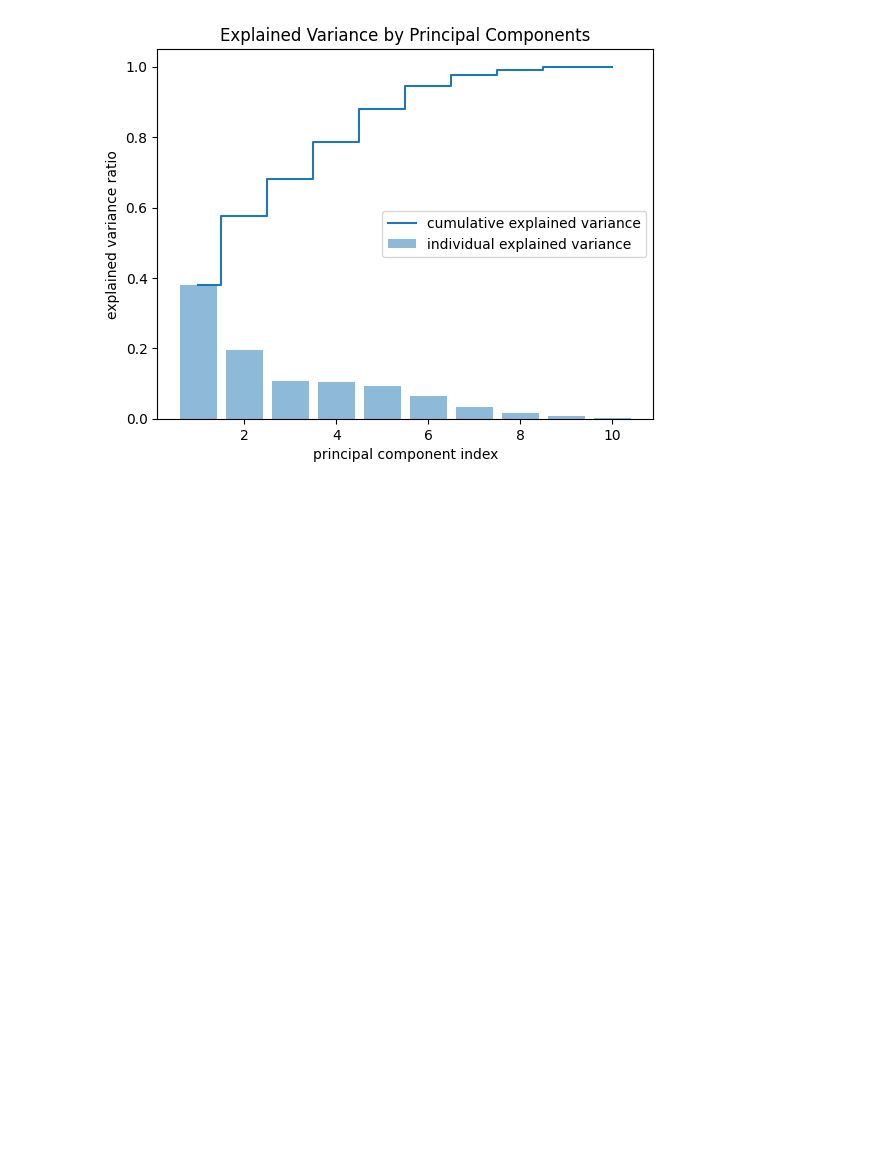
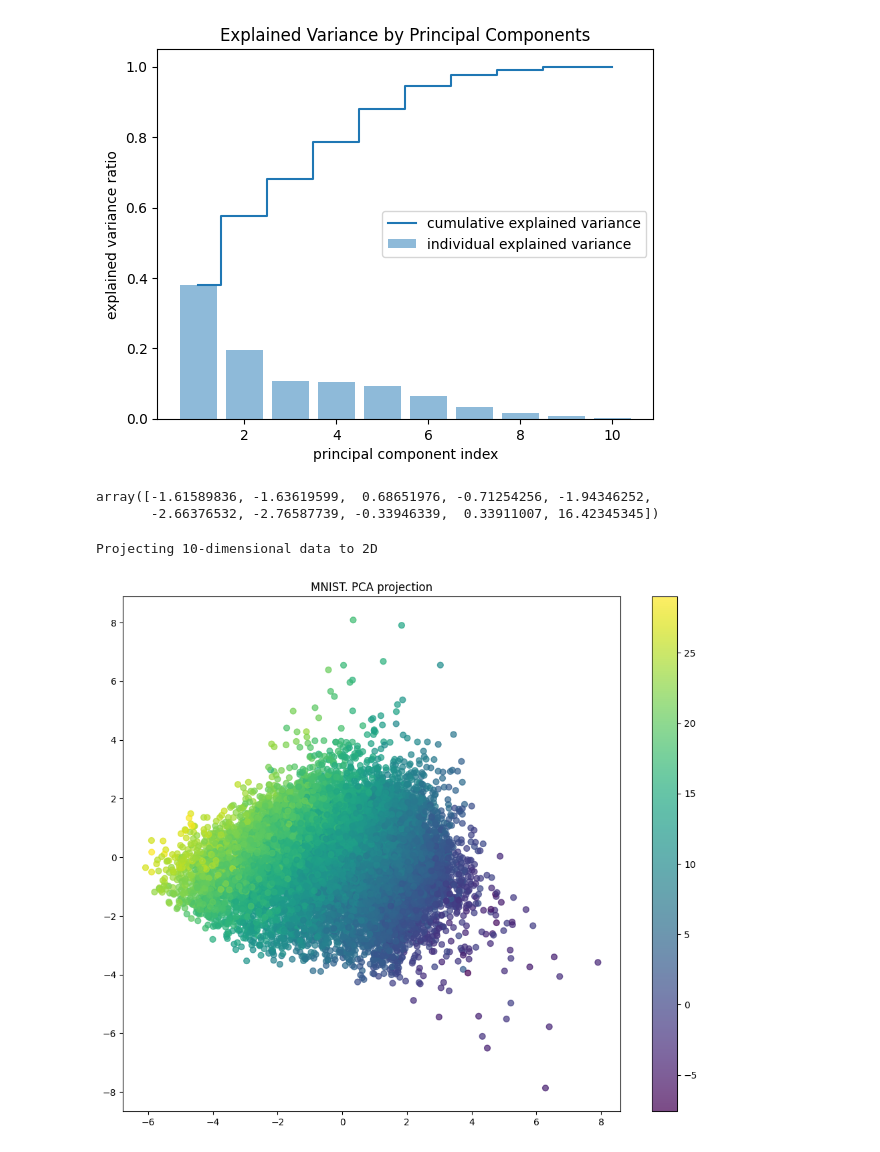
Before and after one commit to Ramyrahmeni/DataMining, a Jupyter notebook: UnsupervisedLearning.ipynb, the cells around one changed output. Drawn from its saved outputs; the diff is of its cells as text; code cells hidden in the pictures; blank space fills up the shorter version.

```diff
--- a/UnsupervisedLearning.ipynb
+++ b/UnsupervisedLearning.ipynb
@@ -184,3 +201,25 @@ plt.title('Explained Variance by Principal Components')
 plt.show()
 # %% [output]
 [figure]
+# %%
+X[0]
+# %% [output]
+array([-1.61589836, -1.63619599,  0.68651976, -0.71254256, -1.94346252,
+       -2.66376532, -2.76587739, -0.33946339,  0.33911007, 16.42345345])
+# %%
+
+from sklearn import decomposition
+
+pca = decomposition.PCA(n_components=2)
+X_pca_scaled = pca.fit_transform(X)
+
+print('Projecting %d-dimensional data to 2D' % X.shape[1])
+# %% [output]
+Projecting 10-dimensional data to 2D
+# %%
+plt.figure(figsize=(12,10))
+plt.scatter(X_pca_scaled[:, 0], X_pca_scaled[:, 1], c=df['mean_temp'], alpha=0.7, s=40);
+plt.colorbar()
+plt.title('MNIST. PCA projection');
+# %% [output]
+[figure, added]
```
Also changed, not shown: parts of 14 cells of this notebook.
